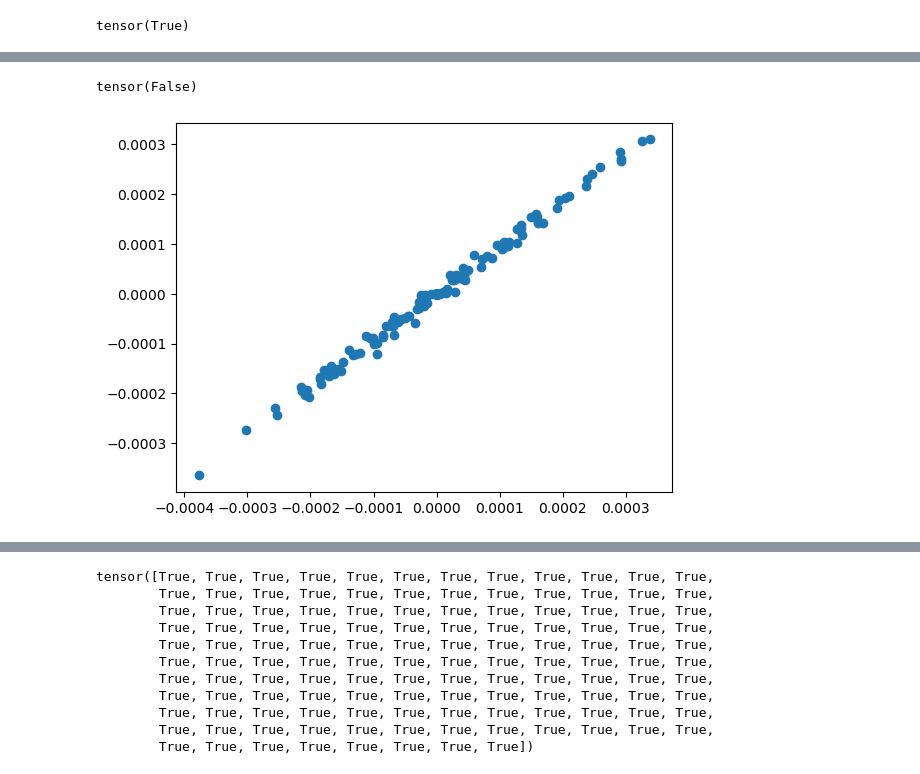
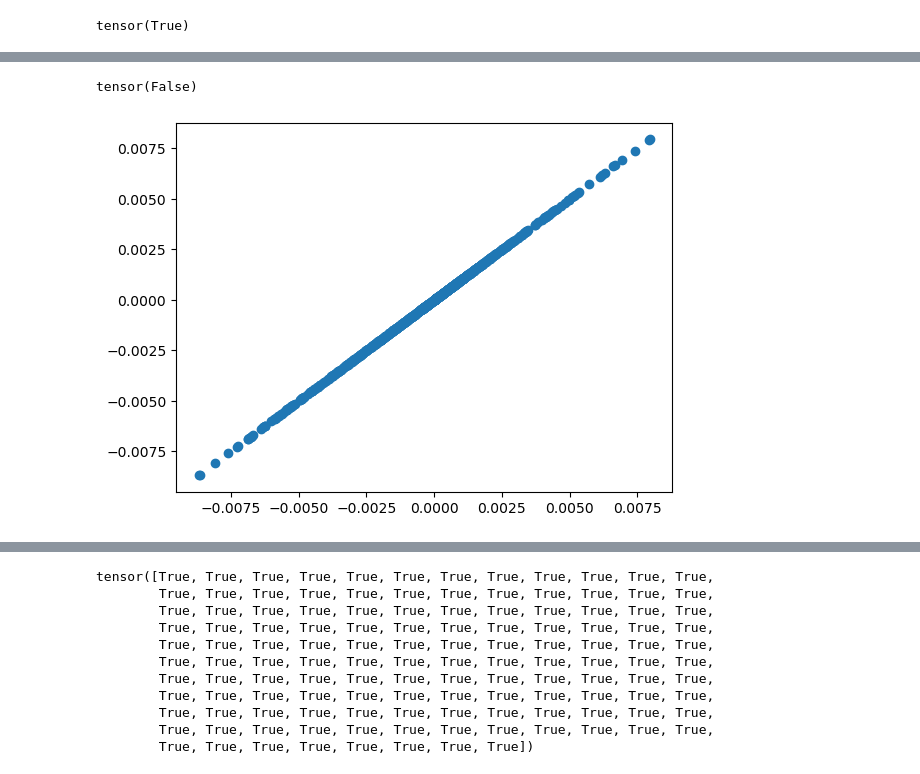
Before and after one commit to Milstein-Lab/Summer2024, a Jupyter notebook: debugging.ipynb, the cells around one changed output, grey strips where cells are left out. Cells and saved outputs as stored; diff of their text form; code cells hidden in the pictures.

```diff
--- a/debugging.ipynb
+++ b/debugging.ipynb
@@ -111,9 +106,10 @@ tensor([[-0.0814,  0.0000,  0.0000, -0.1308]])
 # %%
 plt.figure()
-dw_dend_tc_H1 = dend_temp_contrast_net.weights['H1'].data - dend_temp_contrast_net.initial_weights['H1'].data
-dw_bp_H1 = bp_net.weights['H1'].data - bp_net.initial_weights['H1'].data
+layer = 'H2'
+dw_dend_tc_H1 = dend_temp_contrast_net.weights[layer].data - dend_temp_contrast_net.initial_weights[layer].data
+dw_bp_H1 = bp_net.weights[layer].data - bp_net.initial_weights[layer].data
 plt.scatter(dw_bp_H1.flatten(), dw_dend_tc_H1.flatten())
 torch.all(dw_dend_tc_H1 == dw_bp_H1)
 # %% [output]
 tensor(False)
-[figure, old version]
+[figure, new version]
```
Also changed, not shown: parts of 41 cells of this notebook, 2 other files.
